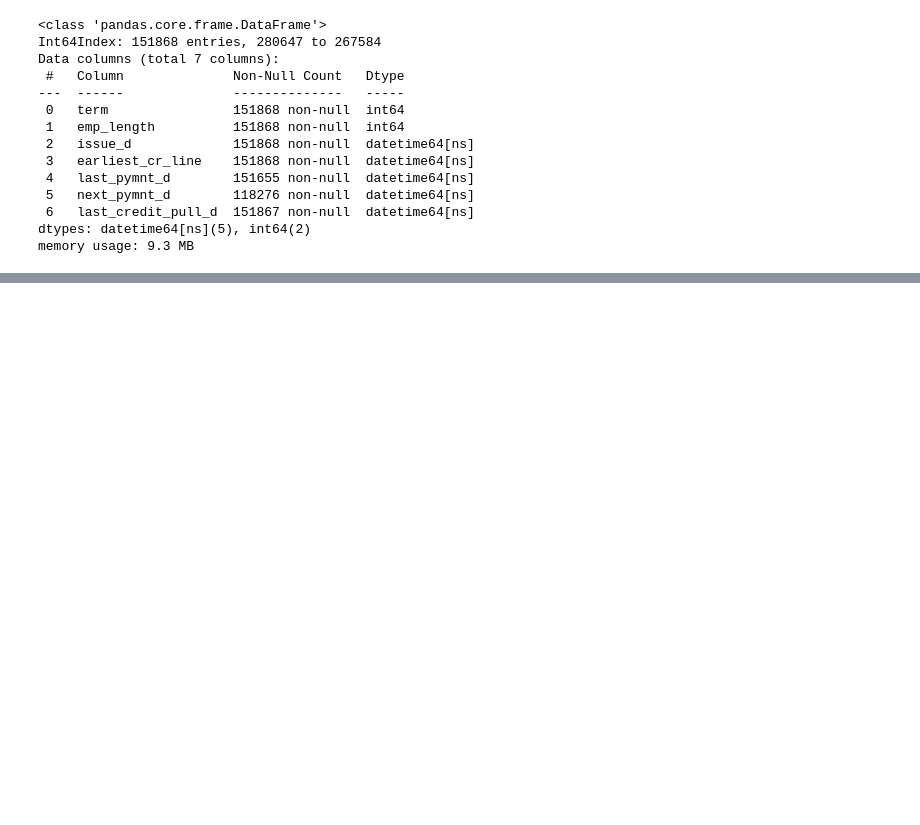
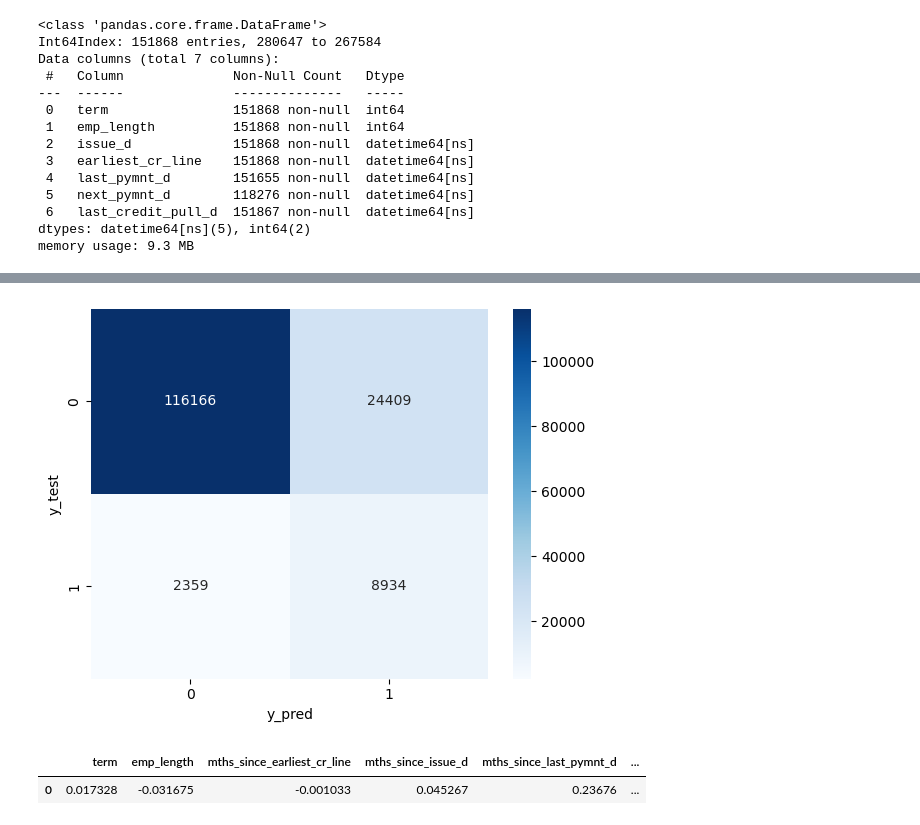
Before and after one commit to lleonrdoo/Data-Sci, a Jupyter notebook: Credit Risk Model-Project.ipynb, the cells around one changed output, grey strips where cells are left out. Drawn from its saved outputs; the diff is of its cells as text; code cells hidden in the pictures; blank space fills up the shorter version.

```diff
--- a/Credit Risk Model-Project.ipynb
+++ b/Credit Risk Model-Project.ipynb
@@ -570,0 +760,26 @@ dtype: int64
+# %%
+# Berikut adalah hasil confusion_matrix setelah menggunakan thresholds yang sesuai, yaitu 6%
+
+cm = confusion_matrix(y_test, y_pred)
+
+sns.heatmap(cm, annot=True, fmt='.0f', cmap=plt.cm.Blues)
+plt.xlabel('y_pred')
+plt.ylabel('y_test')
+
+plt.show()
+
+# Dapat dilihat peningkatan jumlah yang gagal bayar,
+# sehingga hal ini tentu saja prediksi yang lebih baik untuk menghindari kerugian
+# %% [output]
+[figure, added]
+# %%
+# Ini adalah koefisien dari model Logistic Regression (Beta 0,...,6)
+df_coef = pd.DataFrame(model.coef_, columns=X_train.columns)
+df_coef
+
+# *catatan = direction yang (-) menandakan perbandingan terbalik antara semakin tingginya nilai dan kemungkinan gagal bayar
+# direction yang (+) menandakan perbandingan searah antara semakin tingginya nilai dan kemungkinan gagal bayar
+# angka" dari df_coef menunjukkan menunjukkan probabilitas gagal bayar
+# %% [output]
+|  | term | emp_length | mths_since_earliest_cr_line | mths_since_issue_d | mths_since_last_pymnt_d | ... |
+| 0 | 0.017328 | -0.031675 | -0.001033 | 0.045267 | 0.23676 | ... |
```
Also changed, not shown: parts of 74 cells of this notebook.
